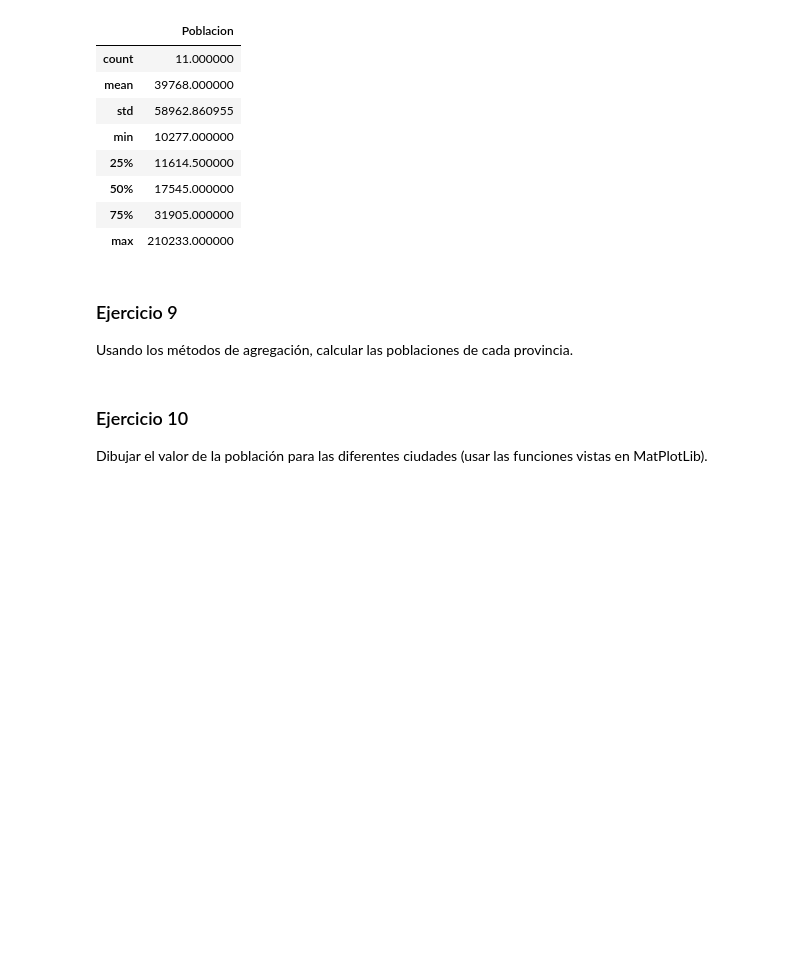
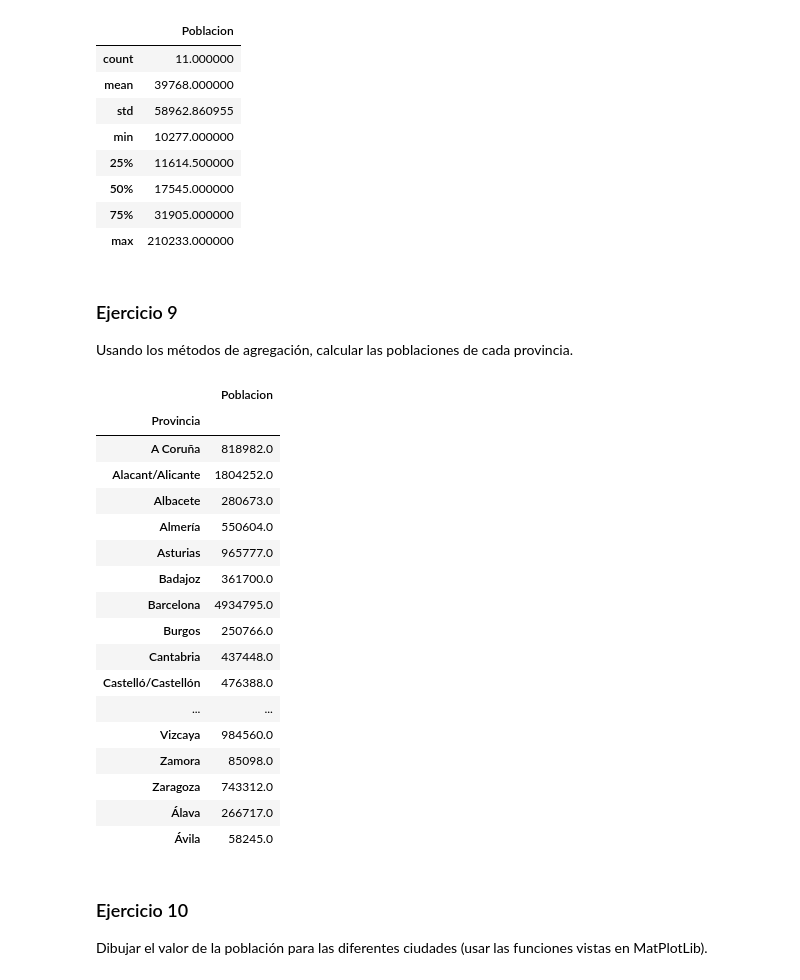
Before and after one commit to yerartdev/uc-m1967-mdsi, a Jupyter notebook: d8/TareaPandas.ipynb, the cells around one changed output. Cells and saved outputs as stored; diff of their text form; code cells hidden in the pictures; blank space fills up the shorter version.

```diff
--- a/d8/TareaPandas.ipynb
+++ b/d8/TareaPandas.ipynb
@@ -575,6 +576,28 @@ municipios_cantabria.describe()
 ### Ejercicio 9
 
 Usando los métodos de agregación, calcular las poblaciones de cada provincia.
+# %%
+provincias = ndp.loc[:, ['Provincia','Poblacion']].groupby('Provincia').sum()
+provincias
+# %% [output]
+|  | Poblacion |
+| Provincia |  |
+| A Coruña | 818982.0 |
+| Alacant/Alicante | 1804252.0 |
+| Albacete | 280673.0 |
+| Almería | 550604.0 |
+| Asturias | 965777.0 |
+| Badajoz | 361700.0 |
+| Barcelona | 4934795.0 |
+| Burgos | 250766.0 |
+| Cantabria | 437448.0 |
+| Castelló/Castellón | 476388.0 |
+| ... | ... |
+| Vizcaya | 984560.0 |
+| Zamora | 85098.0 |
+| Zaragoza | 743312.0 |
+| Álava | 266717.0 |
+| Ávila | 58245.0 |
 # %% [markdown]
 ### Ejercicio 10
 
```
Also changed, not shown: parts of 1 cell of this notebook.
